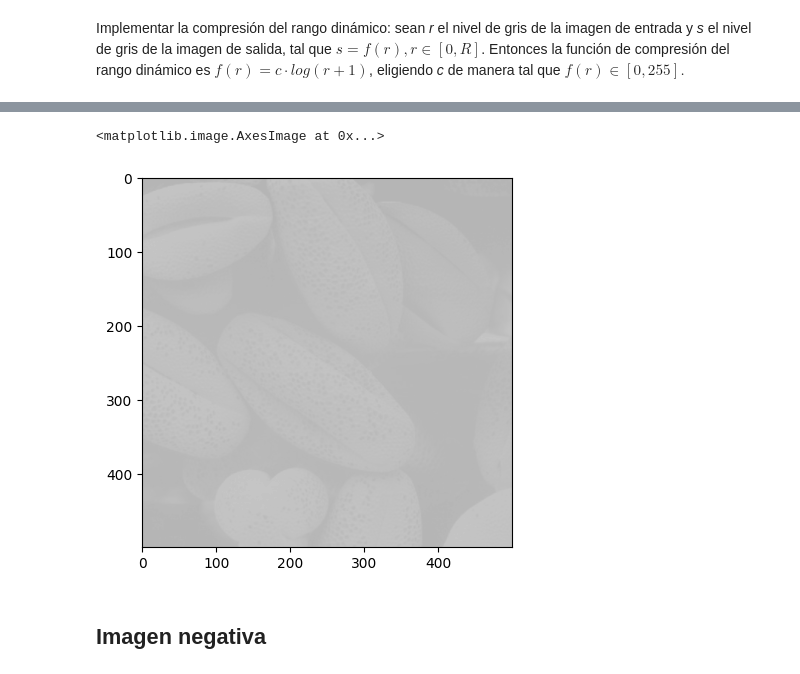
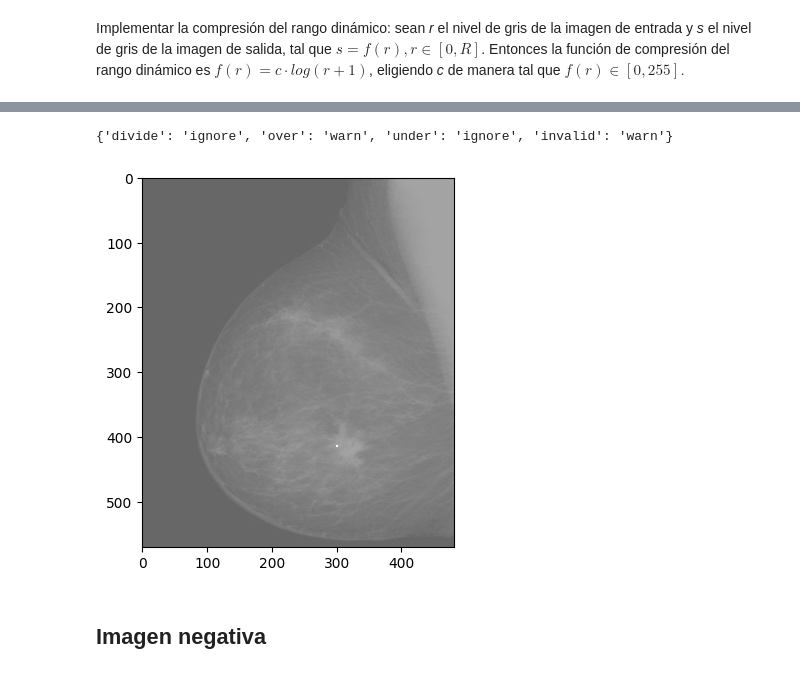
Before and after one commit to ollinurb/elementos-reconocimiento-visual, a Jupyter notebook: practica_1.ipynb, the cells around one changed output, grey strips where cells are left out. Cells and saved outputs as stored; diff of their text form; code cells hidden in the pictures.

```diff
--- a/practica_1.ipynb
+++ b/practica_1.ipynb
@@ -9,10 +9,5 @@ import numpy as np
 from PIL import Image
 import matplotlib.pyplot as plt
 import matplotlib as mpl
-
-imagen = Image.open("1_Introduccion/imagenes_contraste/seeds.jpg")
-array_imagen = np.array(imagen)
-c = 40
-imagen_comp = np.log(array_imagen + 1) * c
 # %% [markdown]
 ### Imagen inicial
@@ -23,0 +17,6 @@ plt.imshow(array_imagen,cmap='gray', vmin=0, vmax=255)
+# %%
+imagen = Image.open("1_Introduccion/imagenes_contraste/manografia.jpg")
+imagen = imagen.convert("L")
+array_imagen = np.array(imagen)
+print(array_imagen)
+plt.imshow(array_imagen,cmap='gray', vmin=0, vmax=255)
@@ -24,8 +33,15 @@ plt.imshow(array_imagen,cmap='gray', vmin=0, vmax=255)
+# %%
+def compresion_rango(imagen,c):
+    imagen_comp = np.log(imagen + 1) * c
+    plt.imshow(imagen_comp, cmap='gray', vmin=0, vmax=255)
 # %%
-plt.imshow(imagen_comp, cmap='gray', vmin=0, vmax=255)
+#compresion_rango(np.array,int)
+np.seterr(divide = 'ignore') #usamos esto porque da warning de division por 0.
+compresion_rango(array_imagen, 30)
+np.seterr(divide = 'warn')
 # %% [output]
-<matplotlib.image.AxesImage at 0x...>
+{'divide': 'ignore', 'over': 'warn', 'under': 'ignore', 'invalid': 'warn'}
-[figure, old version]
+[figure, new version]
 # %% [markdown]
 ## Imagen negativa
 # %% [markdown]
```
Also changed, not shown: parts of 15 cells of this notebook, 1 other file.
